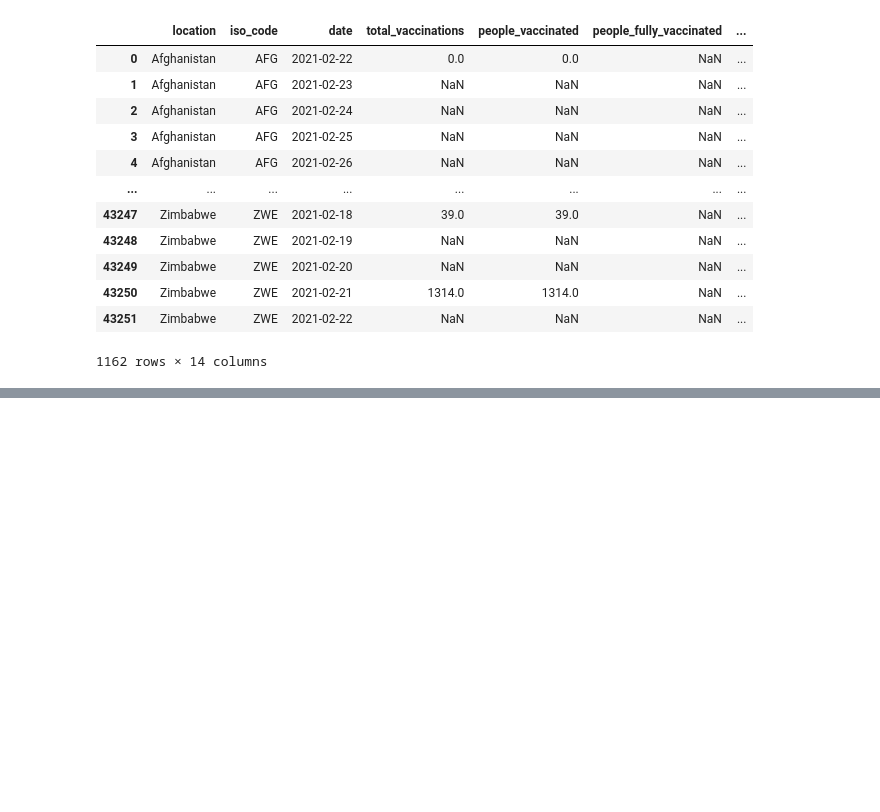
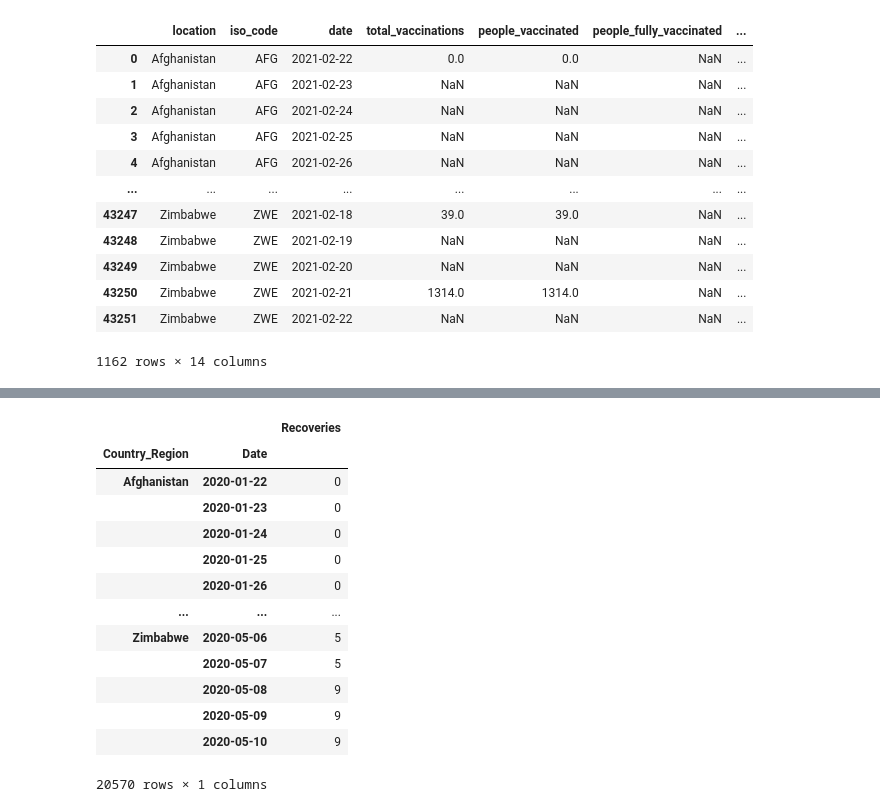
Before and after one commit to Alphaomegainfinity/COVID19_Vaccination, a Jupyter notebook: vaccinations.ipynb, the cells around one changed output, grey strips where cells are left out. Drawn from its saved outputs; the diff is of its cells as text; code cells hidden in the pictures; blank space fills up the shorter version.

```diff
--- a/vaccinations.ipynb
+++ b/vaccinations.ipynb
@@ -62,0 +94,20 @@ vaccination_daily_df.head()
+# %%
+#Groupby the data  as per Country_region and Date
+region_date_metadata_groupby = region_date_metadata.groupby(['Country_Region', 'Date']).sum()['Recoveries']
+region_date_metadata_groupby = pd.DataFrame(region_date_metadata_groupby)
+region_date_metadata_groupby
+# %% [output]
+|  |  | Recoveries |
+| Country_Region | Date |  |
+| Afghanistan | 2020-01-22 | 0 |
+|  | 2020-01-23 | 0 |
+|  | 2020-01-24 | 0 |
+|  | 2020-01-25 | 0 |
+|  | 2020-01-26 | 0 |
+| ... | ... | ... |
+| Zimbabwe | 2020-05-06 | 5 |
+|  | 2020-05-07 | 5 |
+|  | 2020-05-08 | 9 |
+|  | 2020-05-09 | 9 |
+|  | 2020-05-10 | 9 |
+20570 rows × 1 columns
```
Also changed, not shown: parts of 5 cells of this notebook.
